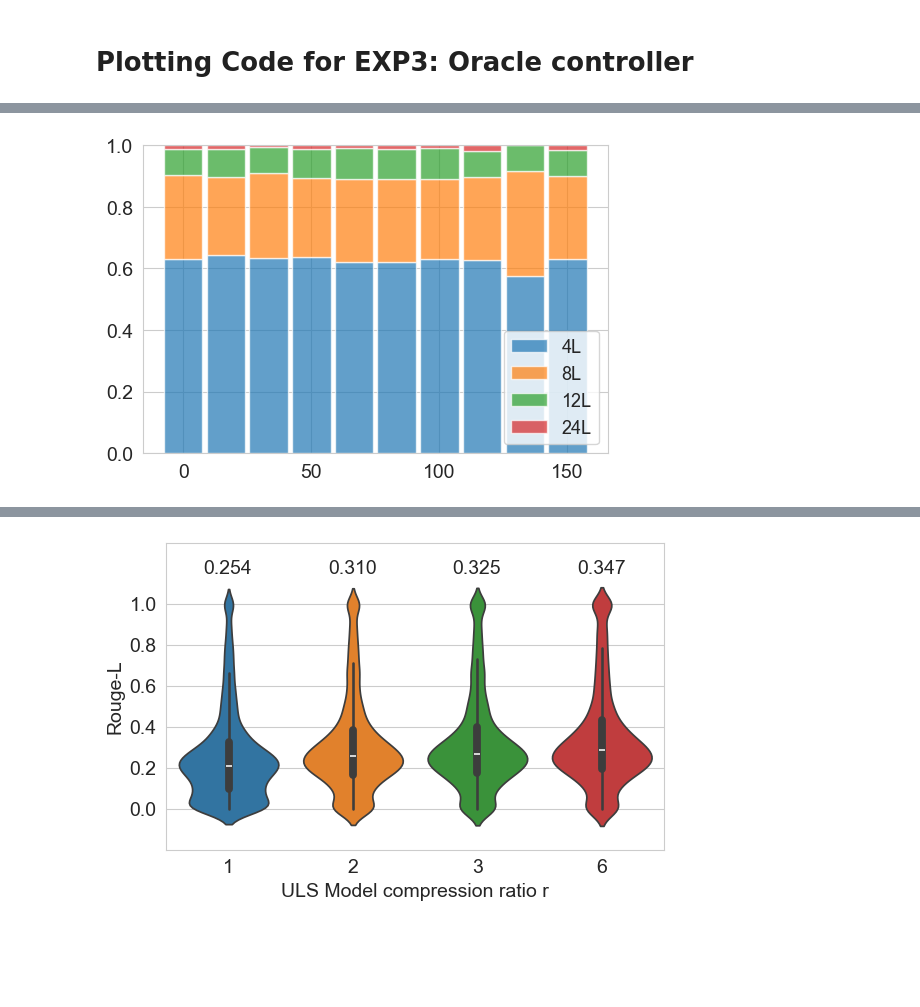
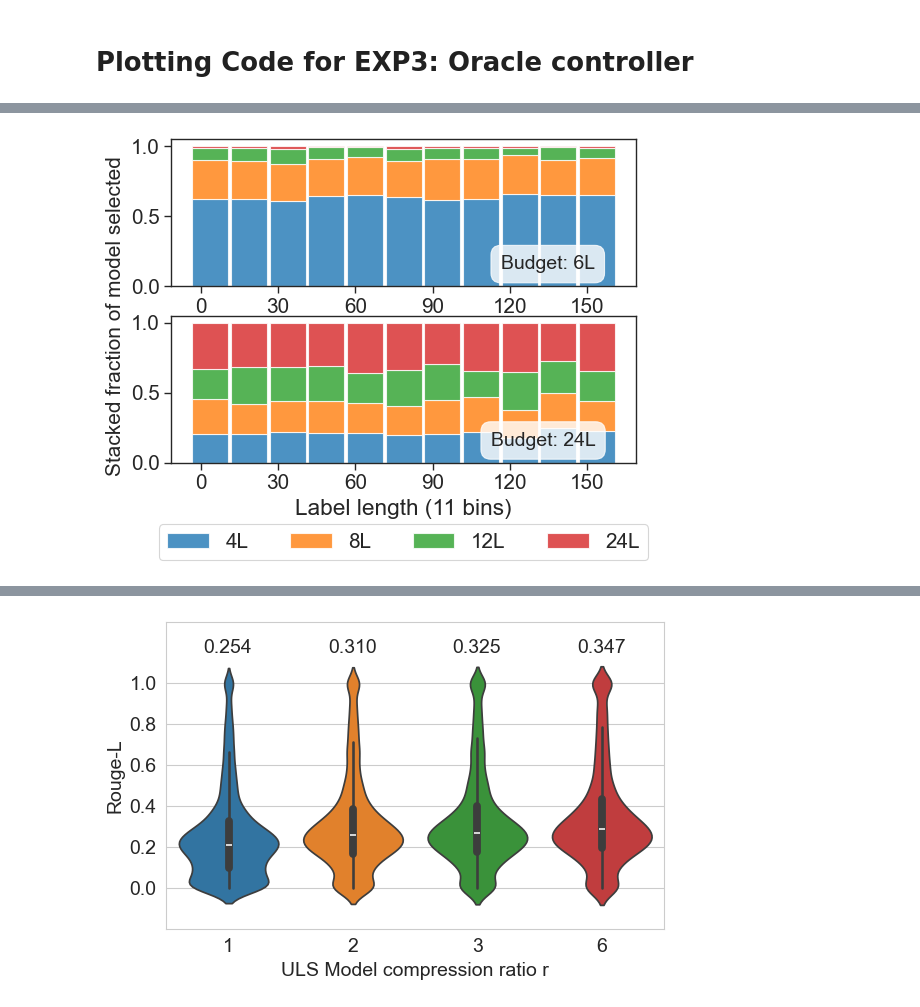
Before and after one commit to networkslab/enlsp_neurips24, a Jupyter notebook: src/analysis/EXP3.ipynb, the cells around one changed output, grey strips where cells are left out. Drawn from its saved outputs; the diff is of its cells as text; code cells hidden in the pictures; blank space fills up the shorter version.

Commit message:
Plotting notebooks

```diff
--- a/src/analysis/EXP3.ipynb
+++ b/src/analysis/EXP3.ipynb
@@ -39,5 +48,5 @@ print(df_dict[6].head())
 # %%
-values = np.vstack([df['rougeL'].values for df in df_dict.values()]).T
+values = np.vstack([df['rouge_L_ind'].values for df in df_dict.values()]).T
 indices = np.vstack([[k]*len(df) for k, df in df_dict.items()]).T
 #weights = np.vstack([[k*int(df['label_length'][i]) for i in range(len(df))]  for k, df in df_dict.items()]).T
 weights = np.copy(indices)
@@ -172,39 +184,66 @@ for i in range(len(choices_for_layer)):
 # %%
 label_lengths = df_dict[1]['label_length'].values
-avg_layer = 6
-b = avg_layer - 4
-layer_choices_for_b = layer_choices[b]
+avg_layer = np.array([6,24])
+bs = avg_layer - 4
+layer_choices_for_bs = [layer_choices[b] for b in bs]
 
-#group the layer choices into bins, determined bt the label lengths
-layer_choices_for_b = np.array(layer_choices_for_b)
-label_lengths = np.array(label_lengths)
+layer_use_1 = [None,None]
+layer_use_2 = [None,None]
+layer_use_3 = [None,None]
+layer_use_6 = [None,None]
 
-bins = np.linspace(0, 150, 10)
-digitized = np.digitize(label_lengths, bins)
-binned_layer_choices = [[0,0,0,0] for _ in range(len(bins))]
-for i in range(len(label_lengths)):
-    bin_idx = digitized[i]
-    layer_choice = layer_choices_for_b[i]
-    layer_choice_idx = indices_lookup.index(layer_choice)
-    binned_layer_choices[bin_idx-1][layer_choice_idx] += 1
+for k, layer_choices_for_b in enumerate(layer_choices_for_bs):
+    #group the layer choices into bins, determined bt the label lengths
+    layer_choices_for_b = np.array(layer_choices_for_b)
+    label_lengths = np.array(label_lengths)
 
-#normalize by the number of items in each bin
-for i in range(len(binned_layer_choices)):
-    total_items = sum(binned_layer_choices[i])
-    binned_layer_choices[i] = [x/total_items for x in binned_layer_choices[i]] if total_items != 0 else [0,0,0,0]
+    bins = np.linspace(0, 150, 11)
+    digitized = np.digitize(label_lengths, bins)
+    binned_layer_choices = [[0,0,0,0] for _ in range(len(bins))]
+    for i in range(len(label_lengths)):
+        bin_idx = digitized[i]
+        layer_choice = layer_choices_for_b[i]
+        layer_choice_idx = indices_lookup.index(layer_choice)
+        binned_layer_choices[bin_idx-1][layer_choice_idx] += 1
 
-layer_use_1 = [binned_layer_choice[0] for binned_layer_choice in binned_layer_choices]
-layer_use_2 = [binned_layer_choice[1] for binned_layer_choice in binned_layer_choices]
-layer_use_3 = [binned_layer_choice[2] for binned_layer_choice in binned_layer_choices]
-layer_use_6 = [binned_layer_choice[3] for binned_layer_choice in binned_layer_choices]
+    #normalize by the number of items in each bin
+    for i in range(len(binned_layer_choices)):
+        total_items = sum(binned_layer_choices[i])
+        binned_layer_choices[i] = [x/total_items for x in binned_layer_choices[i]] if total_items != 0 else [0,0,0,0]
 
-plt.figure(figsize=(6,4))
+    layer_use_1[k] = [binned_layer_choice[0] for binned_layer_choice in binned_layer_choices]
+    layer_use_2[k] = [binned_layer_choice[1] for binned_layer_choice in binned_layer_choices]
+    layer_use_3[k] = [binned_layer_choice[2] for binned_layer_choice in binned_layer_choices]
+    layer_use_6[k] = [binned_layer_choice[3] for binned_layer_choice in binned_layer_choices]
+
+sns.set_theme(context="paper", style="ticks",font_scale=1.7,palette="tab10")
+#plot 2 stacked figures
+plt.figure(figsize=(6,4.2))
 plt.rc('font', size=14)
-#4 bar plots for each bin
-plt.bar(bins, layer_use_1, width=15, alpha=0.7, label='4L')
-plt.bar(bins, layer_use_2, width=15, alpha=0.7, label='8L', bottom=layer_use_1)
-plt.bar(bins, layer_use_3, width=15, alpha=0.7, label='12L', bottom=np.array(layer_use_1) + np.array(layer_use_2))
-plt.bar(bins, layer_use_6, width=15, alpha=0.7, label='24L', bottom=np.array(layer_use_1) + np.array(layer_use_2) + np.array(layer_use_3))
+#top plot
+plt.subplot(2,1,1)
+plt.bar(bins+3.75, layer_use_1[0], width=14, alpha=0.8, label='4L')
+plt.bar(bins+3.75, layer_use_2[0], width=14, alpha=0.8, label='8L', bottom=layer_use_1[0])
+plt.bar(bins+3.75, layer_use_3[0], width=14, alpha=0.8, label='12L', bottom=np.array(layer_use_1[0]) + np.array(layer_use_2[0]))
+plt.bar(bins+3.75, layer_use_6[0], width=14, alpha=0.8, label='24L', bottom=np.array(layer_use_1[0]) + np.array(layer_use_2[0]) + np.array(layer_use_3[0]))
+plt.xticks(np.arange(0, 165, 30))
 
-plt.legend(loc='lower right', fontsize=13)
+#second plot
+plt.subplot(2,1,2)
+plt.bar(bins+3.75, layer_use_1[1], width=14, alpha=0.8, label='4L')
+plt.bar(bins+3.75, layer_use_2[1], width=14, alpha=0.8, label='8L', bottom=layer_use_1[1])
+plt.bar(bins+3.75, layer_use_3[1], width=14, alpha=0.8, label='12L', bottom=np.array(layer_use_1[1]) + np.array(layer_use_2[1]))
+plt.bar(bins+3.75, layer_use_6[1], width=14, alpha=0.8, label='24L', bottom=np.array(layer_use_1[1]) + np.array(layer_use_2[1]) + np.array(layer_use_3[1]))
+#single legend along bottom, horizontal
+plt.legend(loc='upper center', bbox_to_anchor=(0.5, -0.35), ncol=4)
+plt.xlabel('Label length (11 bins)')
+# single y label
+plt.text(-0.14, 1, 'Stacked fraction of model selected', va='center', rotation='vertical', transform=plt.gca().transAxes, fontsize=15)
+plt.xticks(np.arange(0, 165, 30))
+
+#write budget for each plot, with a filled box
+plt.text(0.81, 1.35, 'Budget: 6L', va='center', ha='center', transform=plt.gca().transAxes, bbox=dict(facecolor='white', boxstyle='round,pad=0.5', alpha=0.8))
+plt.text(0.8, 0.15, 'Budget: 24L', va='center', ha='center', transform=plt.gca().transAxes, bbox=dict(facecolor='white', boxstyle='round,pad=0.5', alpha=0.8))
+plt.savefig(r"data\rouge_scores_ULS\Alpaca\sequence_bins.pdf", bbox_inches='tight')
+plt.show()
 # %% [output]
@@ -212 +250 @@ plt.legend(loc='lower right', fontsize=13)
-[figure, old version]
+[figure, new version]
```
Also changed, not shown: parts of 21 cells of this notebook, 2 other files.
